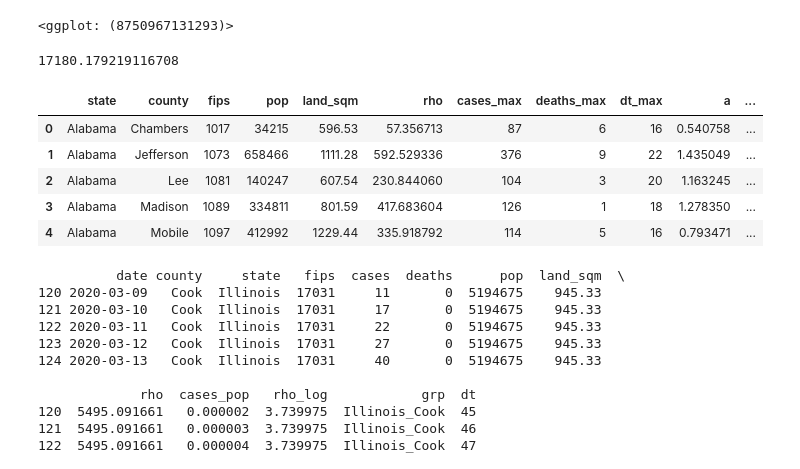
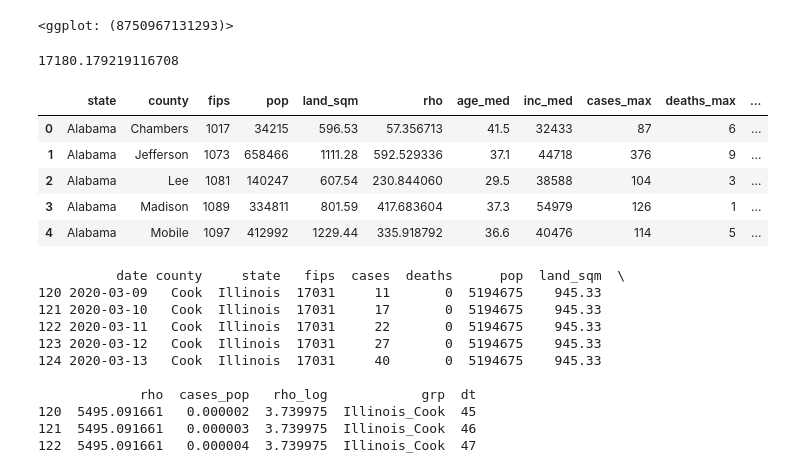
Before and after one commit to jwhendy/covid19, a Jupyter notebook: covid19.ipynb, the cells around one changed output. Cells and saved outputs as stored; diff of their text form; code cells hidden in the pictures.

```diff
--- a/covid19.ipynb
+++ b/covid19.ipynb
@@ -64,38 +64,38 @@ p
 # %%
 def find_exp_fit(df, thresh=10):
     """Finds polyfot coefficients for y = A + 10**(Bx). In this case, y=cases, x=population density.
     Rearranging, log10(y) = log10(A) + Bx
     Method found here: https://stackoverflow.com/a/3433503/495990
     """
     tmp = df.copy()
     tmp = tmp.loc[tmp['cases']>thresh]
     if len(tmp) < 4:
         return None
     b, a = np.polyfit(tmp['dt'], np.log10(tmp['cases']), deg=1, w=np.sqrt(tmp['cases']))
     return pd.DataFrame({'cases_max': [tmp['cases'].max()],
                          'deaths_max': [tmp['deaths'].max()],
                          'dt_max': [tmp['dt'].max()],
                          'a': [a],
                          'b': [b]})
 
 thresh=25
-dat_agg = dat_m.groupby(['state', 'county', 'fips', 'pop', 'land_sqm', 'rho']).apply(find_exp_fit, (thresh)).reset_index()
-dat_agg = dat_agg.drop(columns='level_6')
+dat_agg = dat_m.groupby(['state', 'county', 'fips', 'pop', 'land_sqm', 'rho', 'age_med', 'inc_med']).apply(find_exp_fit, (thresh)).reset_index()
+dat_agg = dat_agg.drop(columns='level_8')
 dat_agg['grp'] = dat_agg['state'] + '_' + dat_agg['county']
 dat_agg['cases_pop'] = dat_agg['cases_max'] / dat_agg['pop']
 dat_agg['deaths_pop'] = dat_agg['deaths_max'] / dat_agg['pop']
 dat_agg['rho_log'] = np.log10(dat_agg['rho'])
 
 print(dat_agg.rho.max())
 dat_agg.head()
 # %% [output]
 17180.179219116708
-|  | state | county | fips | pop | land_sqm | rho | cases_max | deaths_max | dt_max | a | ... |
-| 0 | Alabama | Chambers | 1017 | 34215 | 596.53 | 57.356713 | 87 | 6 | 16 | 0.540758 | ... |
-| 1 | Alabama | Jefferson | 1073 | 658466 | 1111.28 | 592.529336 | 376 | 9 | 22 | 1.435049 | ... |
-| 2 | Alabama | Lee | 1081 | 140247 | 607.54 | 230.844060 | 104 | 3 | 20 | 1.163245 | ... |
-| 3 | Alabama | Madison | 1089 | 334811 | 801.59 | 417.683604 | 126 | 1 | 18 | 1.278350 | ... |
-| 4 | Alabama | Mobile | 1097 | 412992 | 1229.44 | 335.918792 | 114 | 5 | 16 | 0.793471 | ... |
+|  | state | county | fips | pop | land_sqm | rho | age_med | inc_med | cases_max | deaths_max | ... |
+| 0 | Alabama | Chambers | 1017 | 34215 | 596.53 | 57.356713 | 41.5 | 32433 | 87 | 6 | ... |
+| 1 | Alabama | Jefferson | 1073 | 658466 | 1111.28 | 592.529336 | 37.1 | 44718 | 376 | 9 | ... |
+| 2 | Alabama | Lee | 1081 | 140247 | 607.54 | 230.844060 | 29.5 | 38588 | 104 | 3 | ... |
+| 3 | Alabama | Madison | 1089 | 334811 | 801.59 | 417.683604 | 37.3 | 54979 | 126 | 1 | ... |
+| 4 | Alabama | Mobile | 1097 | 412992 | 1229.44 | 335.918792 | 36.6 | 40476 | 114 | 5 | ... |
 # %%
 ### test linear model on a real county
 df_tmp = dat_m[(dat_m['fips']==17031) & (dat_m['cases']>thresh)]
```
Also changed, not shown: parts of 3 cells of this notebook, 4 other files.
